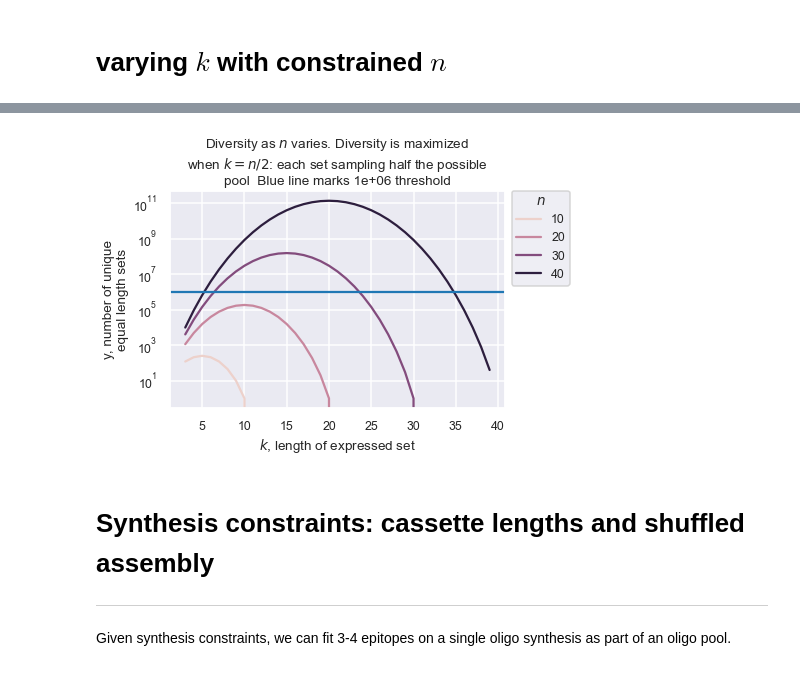
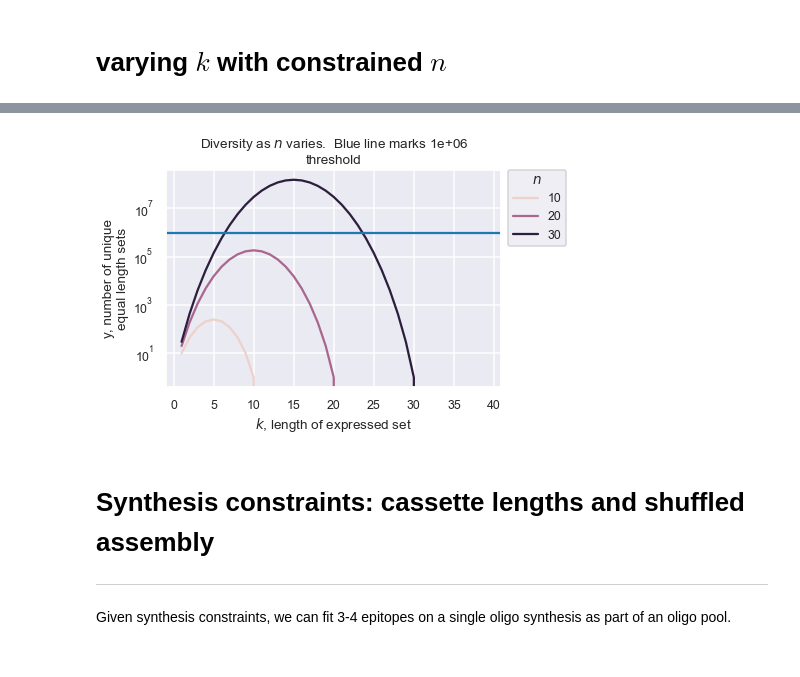
Before and after one commit to e11bio/combinatorics_dash, a Jupyter notebook: combinatorics.ipynb, the cells around one changed output, grey strips where cells are left out. Saved outputs shown, nothing was run; the diff lists cells and outputs as text; code cells hidden in the pictures.

```diff
--- a/combinatorics.ipynb
+++ b/combinatorics.ipynb
@@ -218,7 +218,7 @@ hide_toggle()
 # %% [markdown]
 # varying $k$ with constrained $n$
 # %%
-df = make_combinatorics(n=range(1,50,1), k = range(3,40,1))
+df = make_combinatorics(n=range(1,50,1), k = range(1,40,1))
 # %%
 ### values as k varies with constrained n
 hue_var = "n"
@@ -243,23 +244,25 @@ hide_toggle()
 # %%
 ### sampling unique across k and holding n steady
-select = range(10, 50, 10)
+select = range(10, 40, 10)
 df_ = df[df['n'].isin(select)]
 
-title = "Diversity as $n$ varies. Diversity is maximized when $k=n/2$: each set sampling half the possible pool"
+title = "Diversity as $n$ varies."
+# Diversity is maximized when $k=n/2$: each set sampling half the possible pool"
 x = "$k$, length of expressed set"
 y = "y, number of unique equal length sets"
 hue_var = "n"
 
 ax = sns.lineplot(data = df_, x = 'k', y = 'num_unique', hue = hue_var)
 ax = plot_params(ax, title,
                  x, y, f"${hue_var}$",
                  threshold,
+#                  scale = None,
                  y_len = 20
                  )
 hide_toggle()
 # %% [output]
 [interactive output not drawn]
-[figure, old version]
+[figure, new version]
 # %% [markdown]
 # Synthesis constraints: cassette lengths and shuffled assembly
 ___
```
Also changed, not shown: parts of 17 cells of this notebook.
